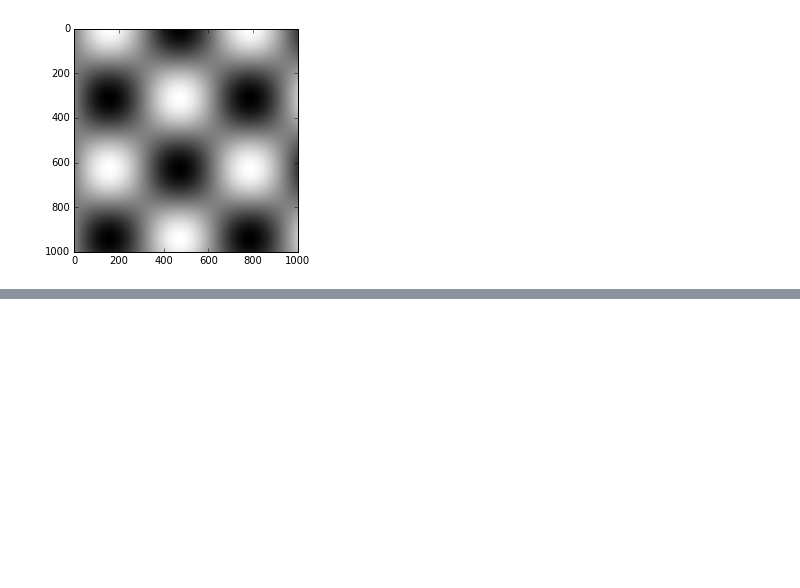
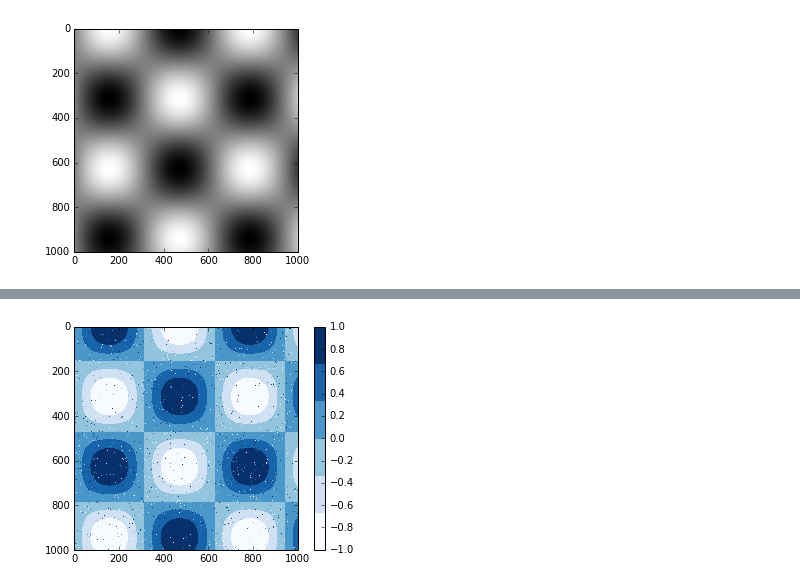
Before and after one commit to RenukaD1998/internship, a Jupyter notebook: internship2.ipynb, the cells around one changed output, grey strips where cells are left out. Drawn from its saved outputs; the diff is of its cells as text; code cells hidden in the pictures; blank space fills up the shorter version.

```diff
--- a/internship2.ipynb
+++ b/internship2.ipynb
@@ -550,0 +613,6 @@ plt.imshow(I, cmap='gray');
+# %%
+plt.imshow(I, cmap=plt.cm.get_cmap('Blues', 6))
+plt.colorbar()
+plt.clim(-1, 1);
+# %% [output]
+[figure, added]
```
Also changed, not shown: parts of 6 cells of this notebook.
